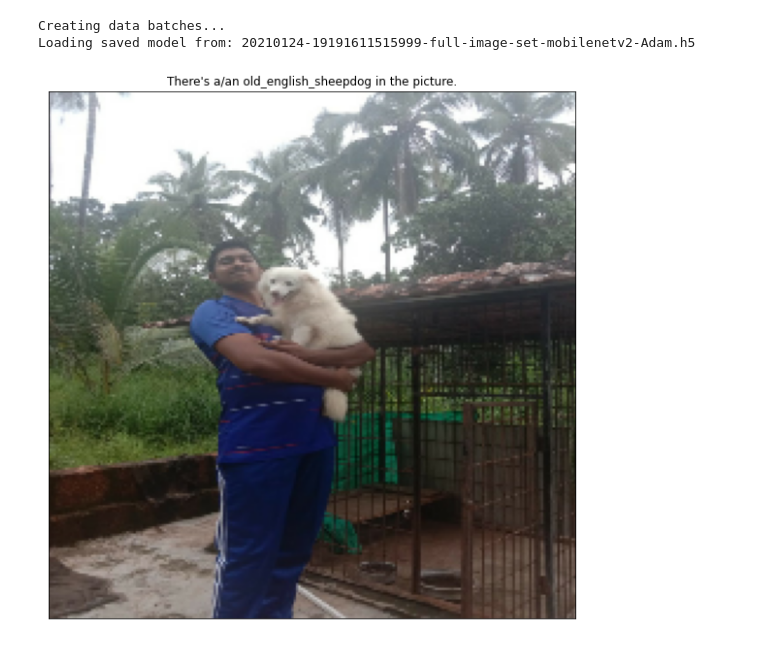
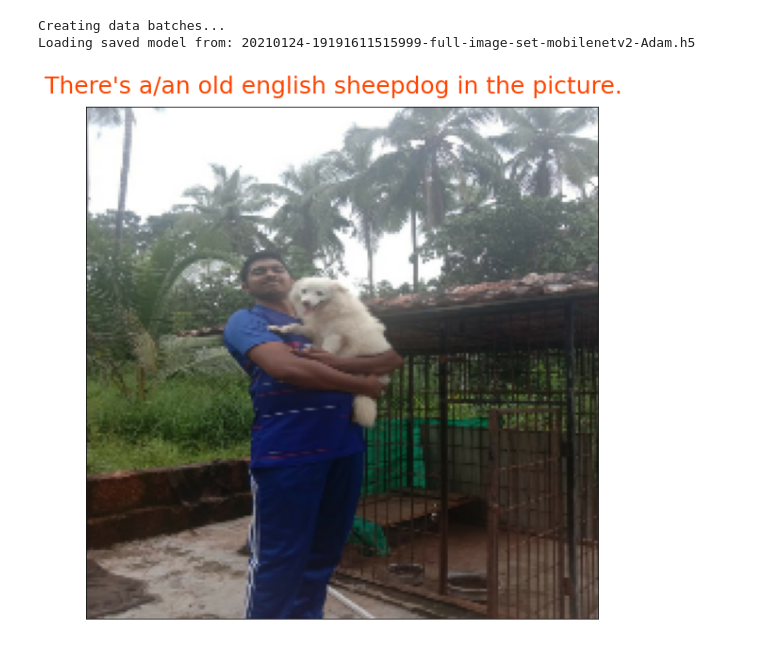
Before and after one commit to insaiyancvk/dog-vision, a Jupyter notebook: Dog_Vision.ipynb, the cells around one changed output. Drawn from its saved outputs; the diff is of its cells as text; code cells hidden in the pictures.

Commit message:
changed font size and color

```diff
--- a/Dog_Vision.ipynb
+++ b/Dog_Vision.ipynb
@@ -101,11 +101,11 @@ img = custom_images[0]
 # %%
 plt.figure(figsize=(10,10))
 plt.xticks([])
 plt.yticks([])
-plt.title("There's a/an "+prediction_label[0]+" in the picture.")
+plt.figtext(.5,.9,"There's a/an "+prediction_label[0].replace("_"," ")+" in the picture.", fontsize=25, ha="center", color="orangered")
 plt.imshow(img);
 # %% [output]
-[figure, old version]
+[figure, new version]
 # %%
 # Remove the downloaded image and the model
 !rm -f 1.jpg 20210124-19191611515999-full-image-set-mobilenetv2-Adam.h5
```
Also changed, not shown: parts of 2 cells of this notebook.
